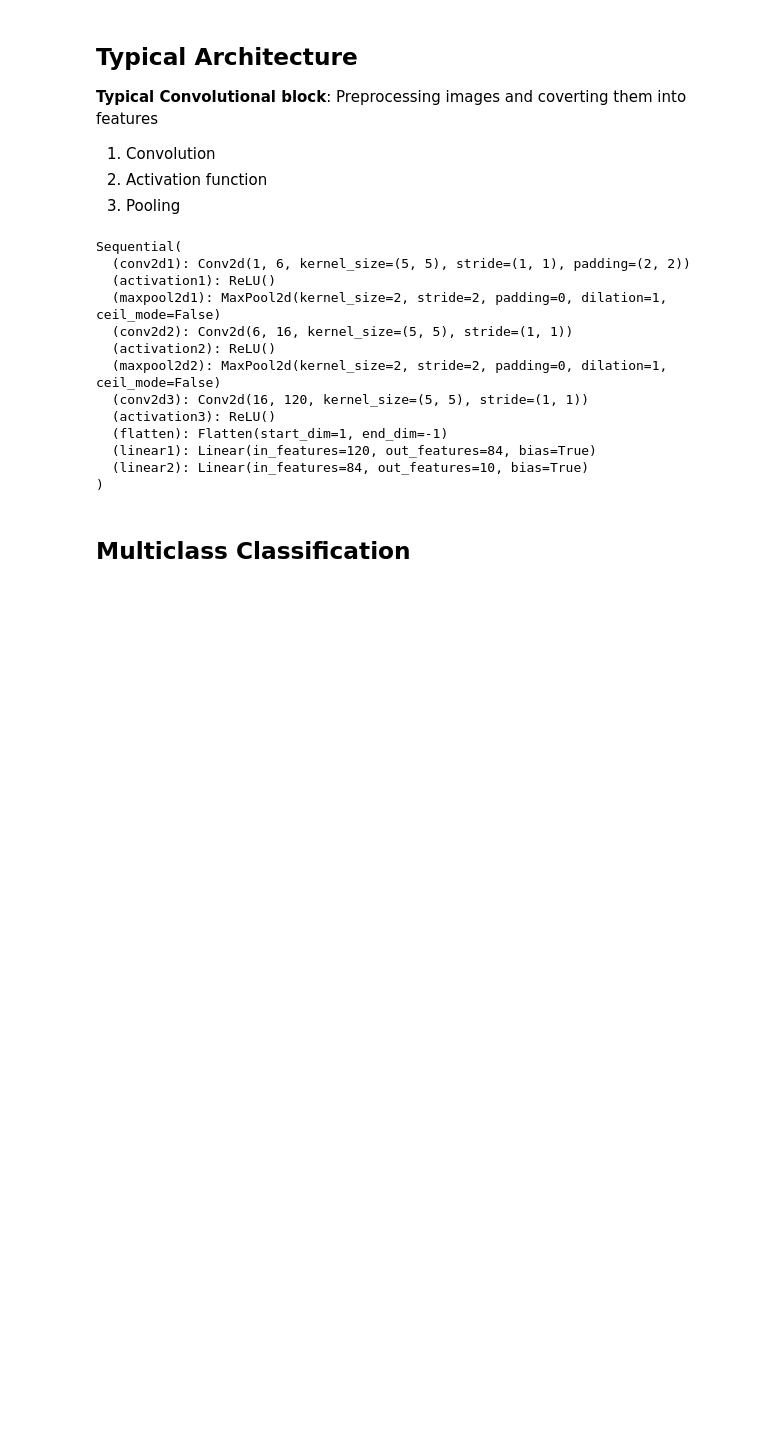
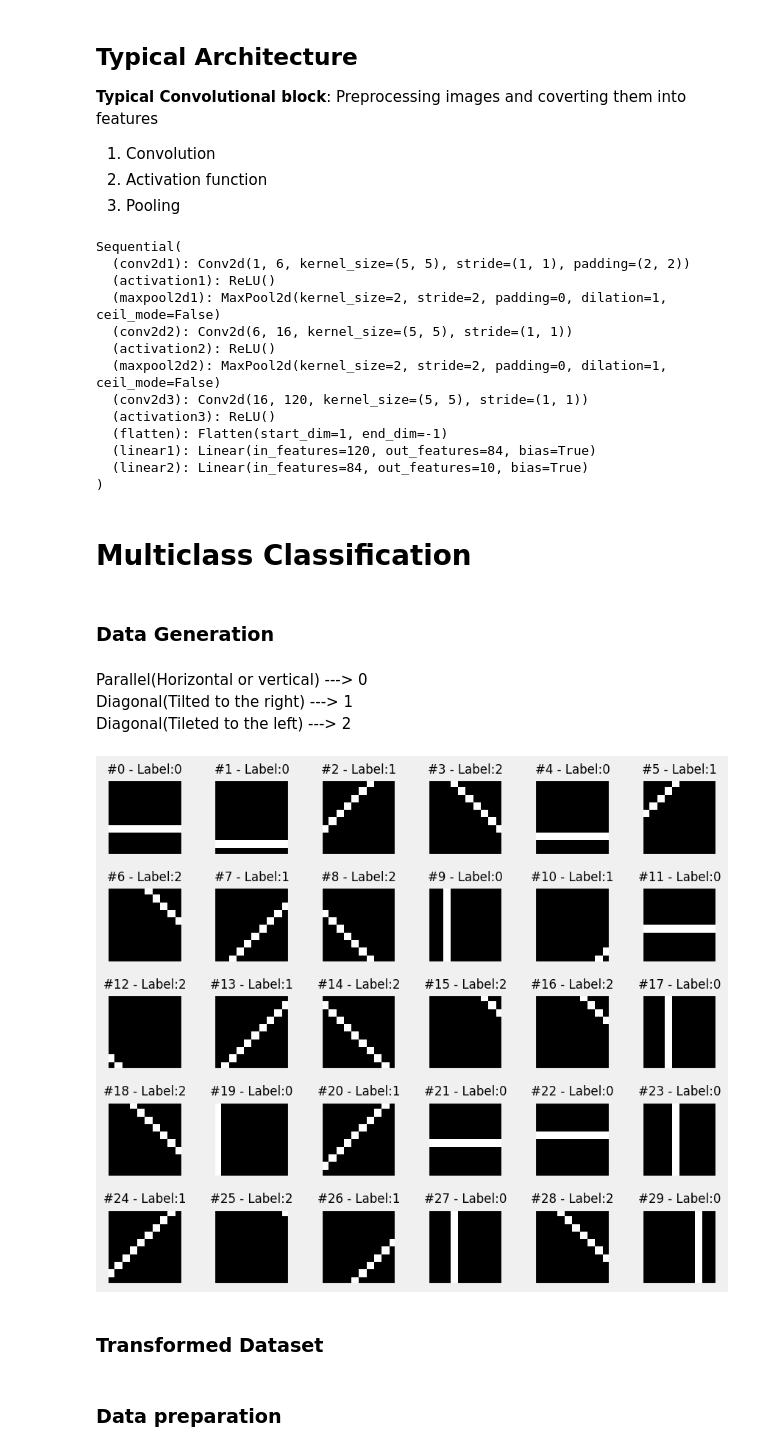
Before and after one commit to Anushkach/Deep-Learning, a Jupyter notebook: Deep Learning with Pytorch/convolutions.ipynb, the cells around one changed output. Saved outputs shown, nothing was run; the diff lists cells and outputs as text; code cells hidden in the pictures; blank space fills up the shorter version.

Commit message:
data gen

```diff
--- a/Deep Learning with Pytorch/convolutions.ipynb
+++ b/Deep Learning with Pytorch/convolutions.ipynb
@@ -305,4 +305,18 @@ Sequential(
   (linear2): Linear(in_features=84, out_features=10, bias=True)
 )
 # %% [markdown]
-## Multiclass Classification
+# Multiclass Classification
+# %% [markdown]
+### Data Generation
+# %% [markdown]
+Parallel(Horizontal or vertical) ---> 0
+Diagonal(Tilted to the right) ---> 1
+Diagonal(Tileted to the left) ---> 2
+# %%
+images,labels=generate_dataset(img_size=10,n_images=1000,binary=False,seed=17)
+# %%
+fig=plot_images(images,labels,n_plot=30)
+# %% [output]
+[figure, added]
+# %% [markdown]
+### Transformed Dataset
@@ -308,0 +338,2 @@ Sequential(
+# %% [markdown]
+### Data preparation
```
Also changed, not shown: parts of 1 cell of this notebook.
